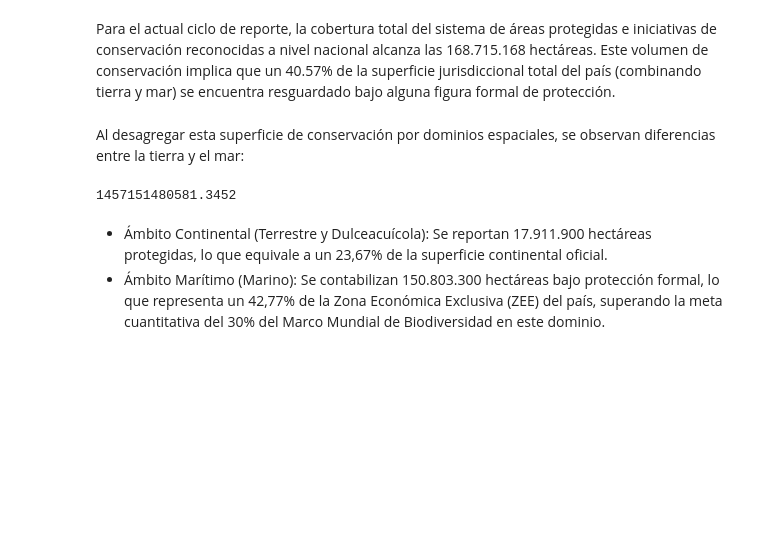
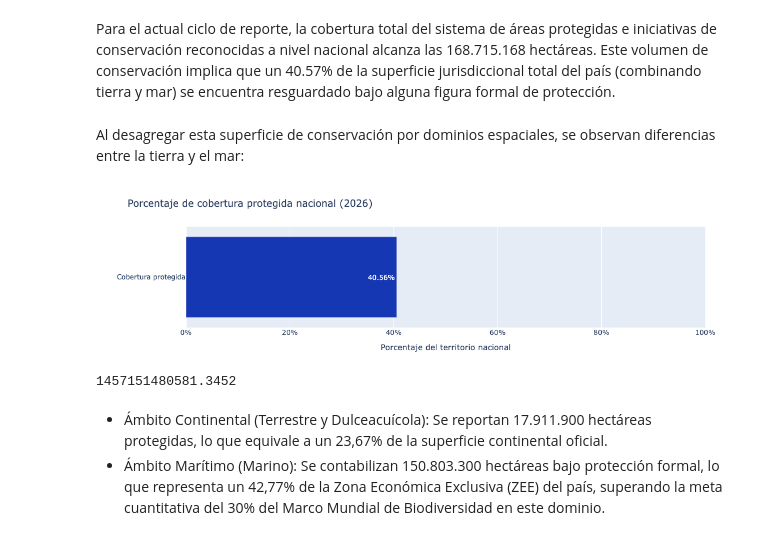
Before and after one commit to IEB-BIODATA/7NR-Indicators, a Jupyter notebook: indicadores/3_1_percentage_protected_area_coverage/3_1_Percentage_protected_area_coverage.ipynb, the cells around one changed output. Saved outputs shown, nothing was run; the diff lists cells and outputs as text; code cells hidden in the pictures; blank space fills up the shorter version.

```diff
--- a/indicadores/3_1_percentage_protected_area_coverage/3_1_Percentage_protected_area_coverage.ipynb
+++ b/indicadores/3_1_percentage_protected_area_coverage/3_1_Percentage_protected_area_coverage.ipynb
@@ -418,6 +419,58 @@ md(text)
 Para el actual ciclo de reporte, la cobertura total del sistema de áreas protegidas e iniciativas de conservación reconocidas a nivel nacional alcanza las 168.715.168 hectáreas. Este volumen de conservación implica que un 40.57% de la superficie jurisdiccional total del país (combinando tierra y mar) se encuentra resguardado bajo alguna figura formal de protección.
 # %% [markdown]
 Al desagregar esta superficie de conservación por dominios espaciales, se observan diferencias entre la tierra y el mar:
+# %%
+# Para agilizar el proceso de carga de datos para la visualización de datos, se utiliza archivo de salida SCDB
+scdb=pd.read_excel('scbd-ort-GBF-INDICATOR-3.1-data.xlsx')
+# %%
+df_first = scdb.head(2).copy()
+df_first["Value"] = pd.to_numeric(df_first["Value"], errors="coerce")
+df_first["Unit"] = df_first["Unit"].astype(str)
+
+# Obtener fila de porcentaje
+coverage_percent = df_first[df_first["Unit"].str.lower().eq("percent")].iloc[0]
+
+# Obtener fila de hectáreas
+coverage_ha = df_first[df_first["Unit"].str.lower().eq("hectares")].iloc[0]
+
+valor_percent = float(coverage_percent["Value"])
+valor_ha = float(coverage_ha["Value"])
+anio = int(coverage_percent["Year"])
+
+fig = go.Figure()
+
+fig.add_trace(go.Bar(
+    x=[valor_percent],
+    y=["Cobertura protegida"],
+    orientation="h",
+    text=[f"{valor_percent:.2f}%"],
+    textposition="inside",
+    marker=dict(color="#1537B3"),
+    customdata=[[valor_ha]],
+    hovertemplate=(
+        "Cobertura protegida<br>"
+        "Superficie protegida: %{customdata[0]:,.0f} ha<br>"
+        "Porcentaje: %{x:.2f}%"
+        "<extra></extra>"
+    )
+))
+
+fig.update_layout(
+    title=f"Porcentaje de cobertura protegida nacional ({anio})",
+    xaxis=dict(
+        title="Porcentaje del territorio nacional",
+        range=[0, 100],
+        ticksuffix="%"
+    ),
+    yaxis=dict(title=""),
+    height=300,
+    margin=dict(l=80, r=40, t=70, b=50),
+    showlegend=False
+)
+
+fig.show()
+# %% [output]
+[figure, added]
 # %%
 # Cargar superficie terrestre para cruce con áreas protegidas
 from pathlib import Path
```
Also changed, not shown: parts of 7 cells of this notebook, 1 other file.
